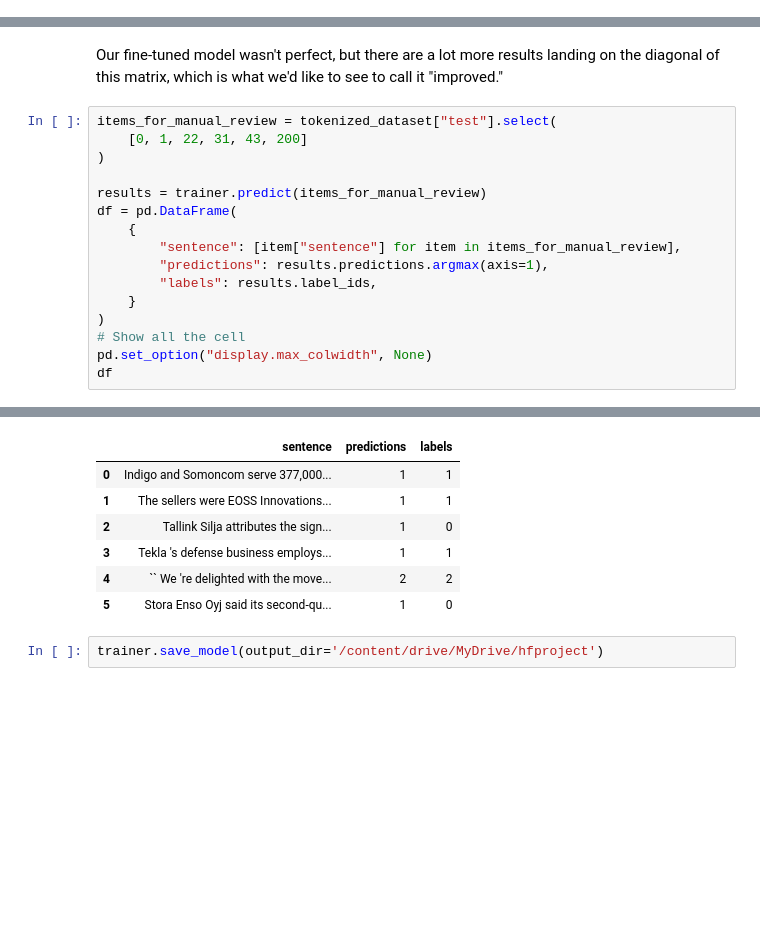
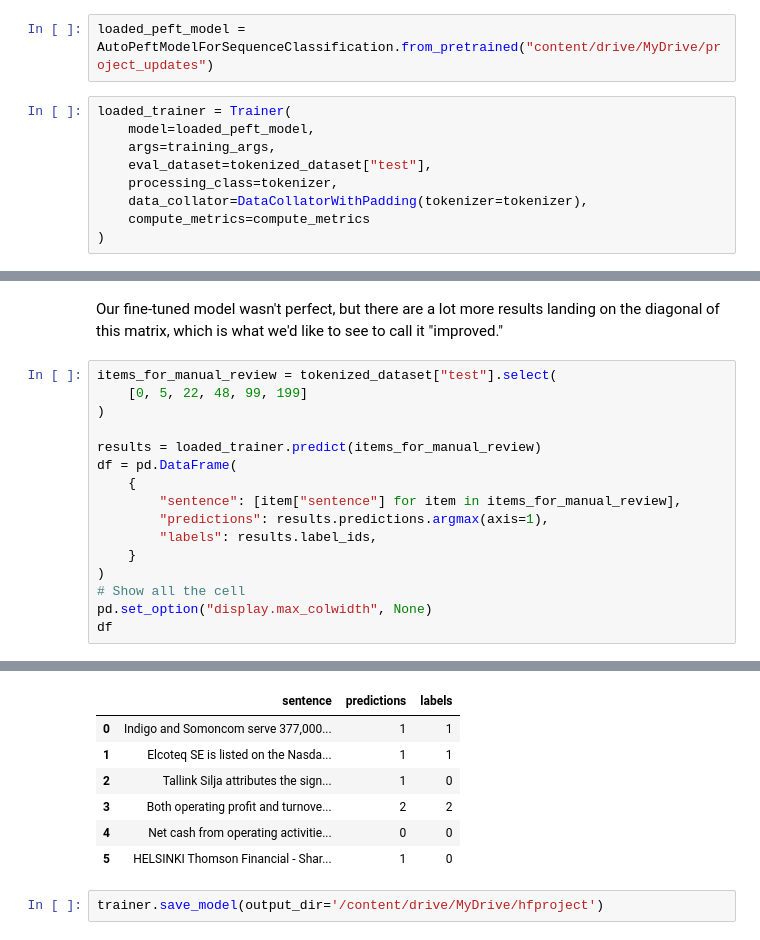
Before and after one commit to mrmcduff/DeepLearningFlappyBird, a Jupyter notebook: sentiment_llm.ipynb, the cells around one changed output, grey strips where cells are left out. Cells and saved outputs as stored; diff of their text form; blank space fills up the shorter version.

```diff
--- a/sentiment_llm.ipynb
+++ b/sentiment_llm.ipynb
@@ -140,0 +147,11 @@ TrainOutput(global_step=228, training_loss=0.7528585467422217, metrics={'train_r
+# %%
+loaded_peft_model = AutoPeftModelForSequenceClassification.from_pretrained("content/drive/MyDrive/project_updates")
+# %%
+loaded_trainer = Trainer(
+    model=loaded_peft_model,
+    args=training_args,
+    eval_dataset=tokenized_dataset["test"],
+    processing_class=tokenizer,
+    data_collator=DataCollatorWithPadding(tokenizer=tokenizer),
+    compute_metrics=compute_metrics
+)
@@ -239,29 +268,29 @@ plt.show()
 Our fine-tuned model wasn't perfect, but there are a lot more results landing on the diagonal of this matrix, which is what we'd like to see to call it "improved."
 # %%
 items_for_manual_review = tokenized_dataset["test"].select(
-    [0, 1, 22, 31, 43, 200]
+    [0, 5, 22, 48, 99, 199]
 )
 
-results = trainer.predict(items_for_manual_review)
+results = loaded_trainer.predict(items_for_manual_review)
 df = pd.DataFrame(
     {
         "sentence": [item["sentence"] for item in items_for_manual_review],
         "predictions": results.predictions.argmax(axis=1),
         "labels": results.label_ids,
     }
 )
 # Show all the cell
 pd.set_option("display.max_colwidth", None)
 df
 # %% [output]
 [interactive output not drawn]
 |  | sentence | predictions | labels |
 | 0 | Indigo and Somoncom serve 377,000... | 1 | 1 |
-| 1 | The sellers were EOSS Innovations... | 1 | 1 |
+| 1 | Elcoteq SE is listed on the Nasda... | 1 | 1 |
 | 2 | Tallink Silja attributes the sign... | 1 | 0 |
-| 3 | Tekla 's defense business employs... | 1 | 1 |
-| 4 | `` We 're delighted with the move... | 2 | 2 |
-| 5 | Stora Enso Oyj said its second-qu... | 1 | 0 |
+| 3 | Both operating profit and turnove... | 2 | 2 |
+| 4 | Net cash from operating activitie... | 0 | 0 |
+| 5 | HELSINKI Thomson Financial - Shar... | 1 | 0 |
 # %%
 trainer.save_model(output_dir='/content/drive/MyDrive/hfproject')
 # %%
```
Also changed, not shown: parts of 7 cells of this notebook.
